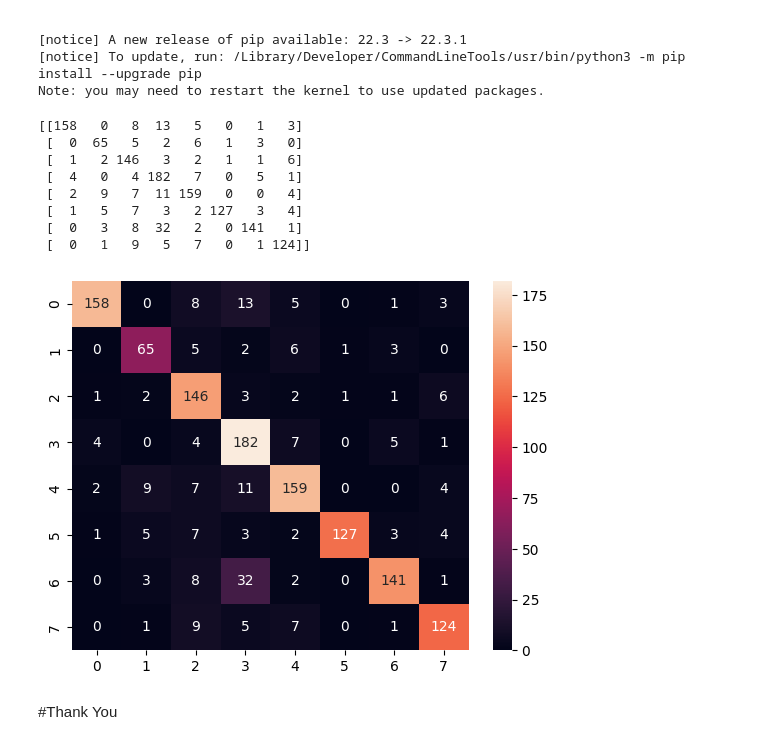
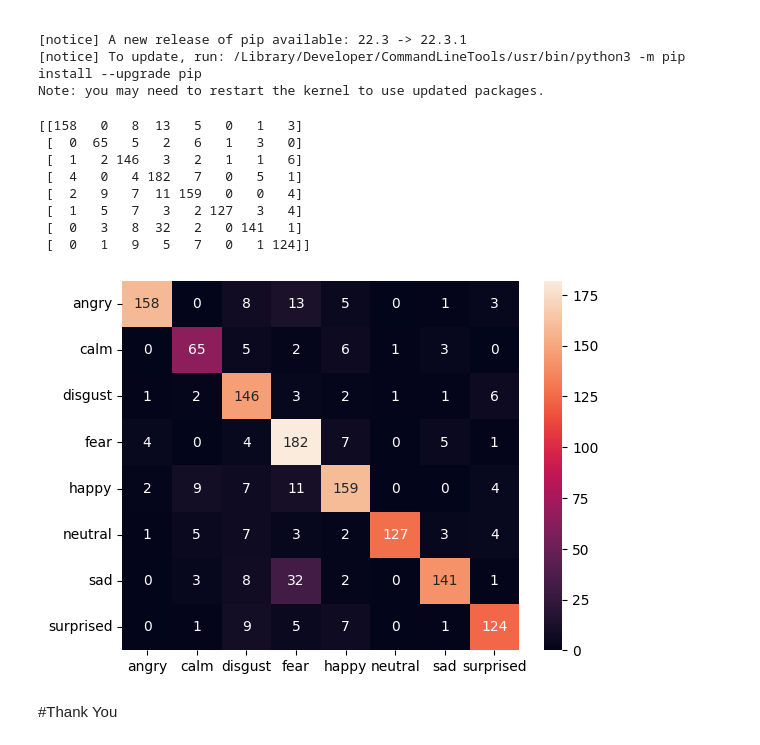
Before and after one commit to truonghoangthuan/speech-emotion-recognition, a Jupyter notebook: MLP classifier/MLP.ipynb, the cells around one changed output. Cells and saved outputs as stored; diff of their text form; code cells hidden in the pictures.

Commit message:
change labels

```diff
--- a/MLP classifier/MLP.ipynb
+++ b/MLP classifier/MLP.ipynb
@@ -250,23 +250,24 @@ Note: you may need to restart the kernel to use updated packages.
 # %%
 from sklearn.metrics import confusion_matrix
 import seaborn as sn
 import matplotlib.pyplot as plt
 import pandas as pd
 
 matrix = confusion_matrix(y_test,y_pred)
 print (matrix)
-df_cm = pd.DataFrame(matrix)
+labels = ["angry", "calm", "disgust", "fear", "happy", "neutral", "sad", "surprised"]
+df_cm = pd.DataFrame(matrix, index=labels, columns=labels)
 sn.heatmap(df_cm, annot=True, fmt='')
 plt.show()
 # %% [output]
 [[158   0   8  13   5   0   1   3]
  [  0  65   5   2   6   1   3   0]
  [  1   2 146   3   2   1   1   6]
  [  4   0   4 182   7   0   5   1]
  [  2   9   7  11 159   0   0   4]
  [  1   5   7   3   2 127   3   4]
  [  0   3   8  32   2   0 141   1]
  [  0   1   9   5   7   0   1 124]]
-[figure, old version]
+[figure, new version]
 # %% [markdown]
 #Thank You
```
Also changed, not shown: 1 other file.
